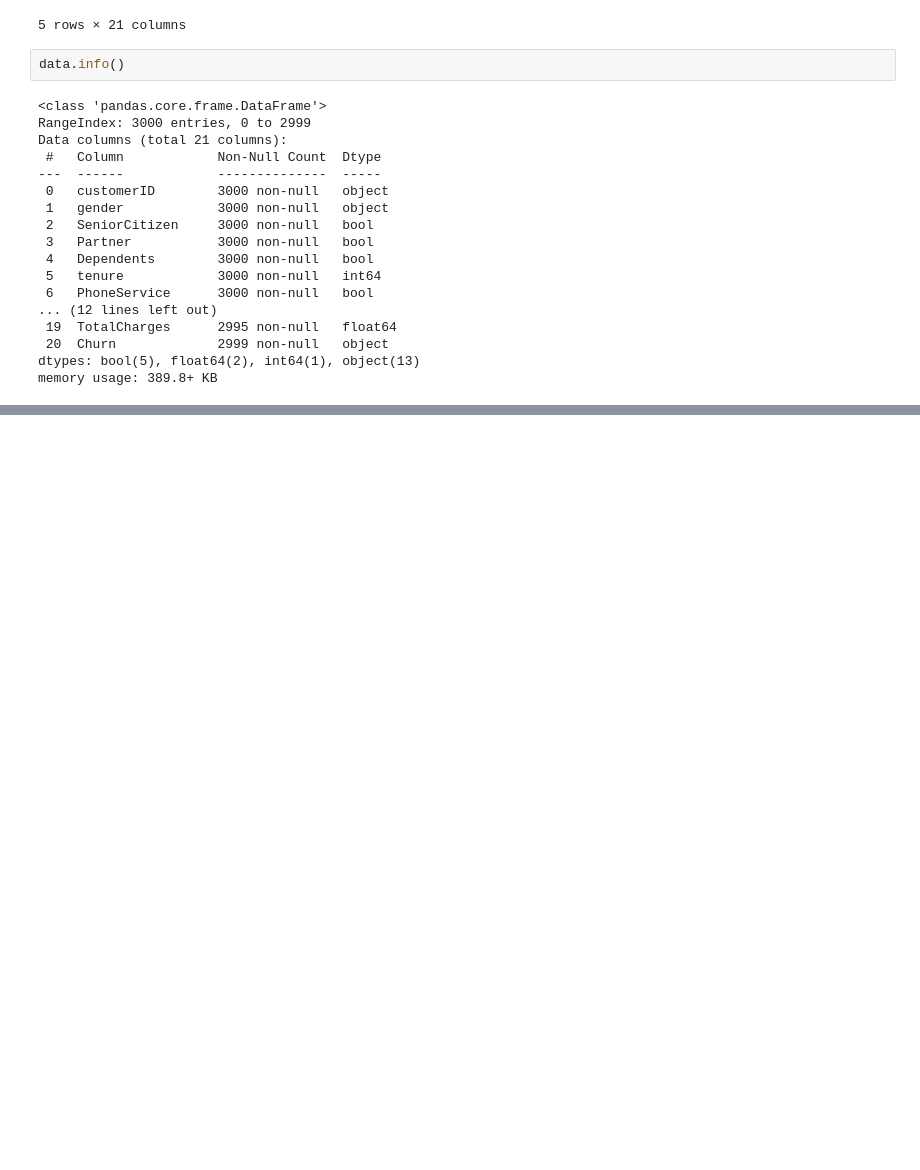
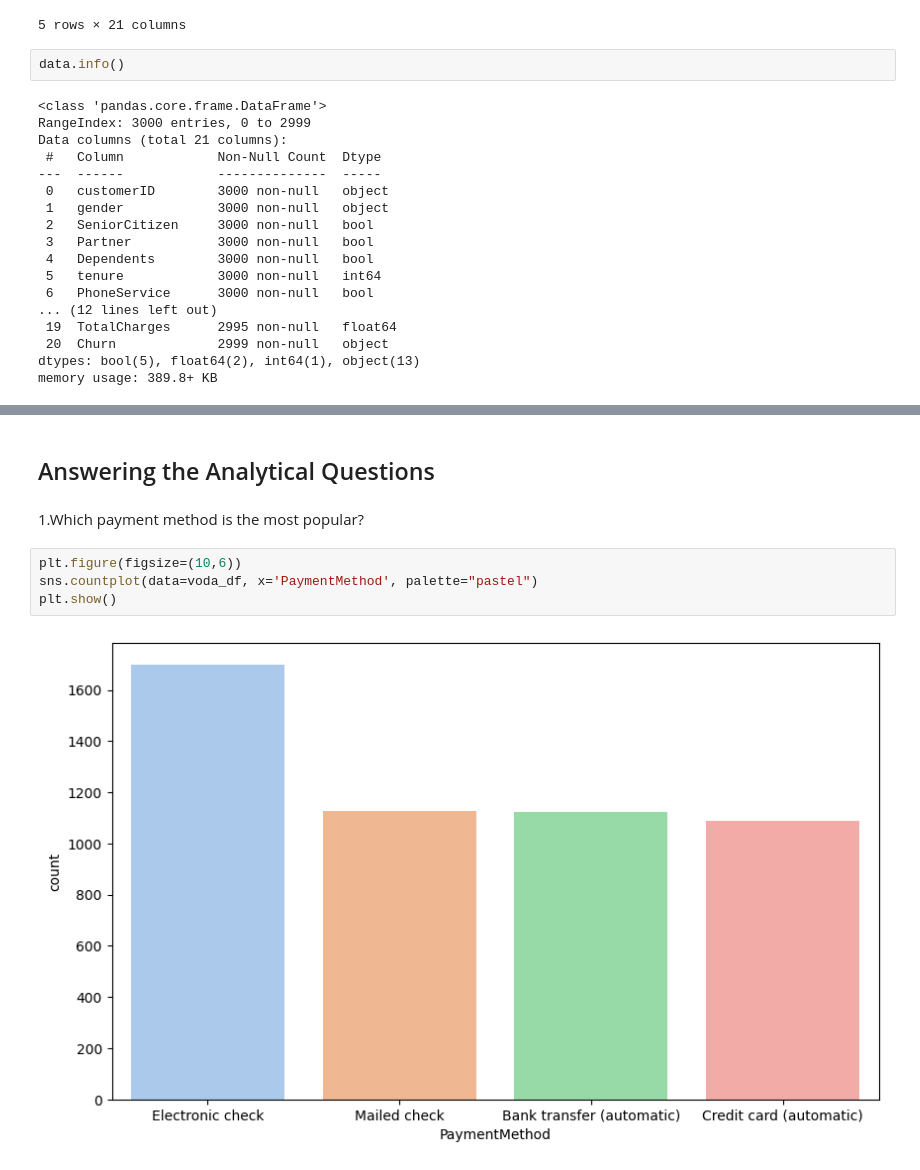
Before and after one commit to brimends/Vodafone_Customer_Churn, a Jupyter notebook: notebook.ipynb, the cells around one changed output, grey strips where cells are left out. Drawn from its saved outputs; the diff is of its cells as text; blank space fills up the shorter version.

```diff
--- a/notebook.ipynb
+++ b/notebook.ipynb
@@ -65,0 +426,10 @@ memory usage: 389.8+ KB
+# %% [markdown]
+## Answering the Analytical Questions
+# %% [markdown]
+1.Which payment method is the most popular?
+# %%
+plt.figure(figsize=(10,6))
+sns.countplot(data=voda_df, x='PaymentMethod', palette="pastel")
+plt.show()
+# %% [output]
+[figure, added]
```
Also changed, not shown: parts of 61 cells of this notebook, 1 other file.
